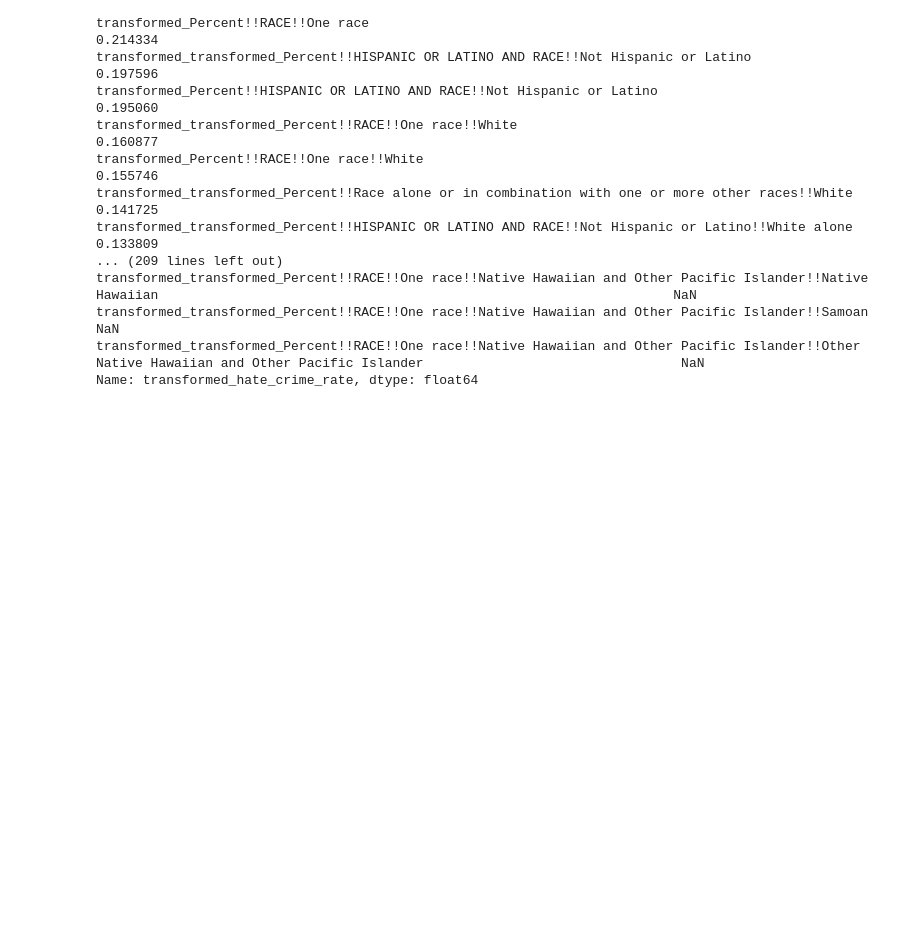
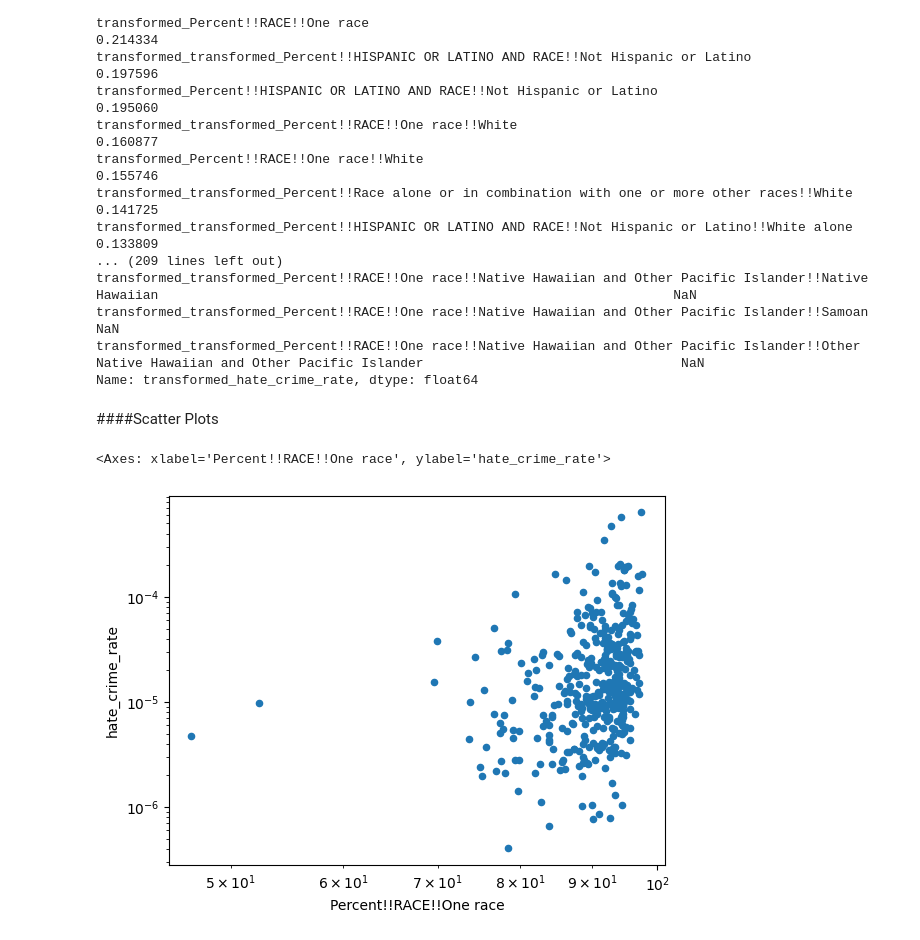
Before and after one commit to IsaacFigNewton/Analyzing-Hate-Crime-Data, a Jupyter notebook: Hate_Crime_Data_Prediction.ipynb, the cells around one changed output. Drawn from its saved outputs; the diff is of its cells as text; code cells hidden in the pictures; blank space fills up the shorter version.

```diff
--- a/Hate_Crime_Data_Prediction.ipynb
+++ b/Hate_Crime_Data_Prediction.ipynb
@@ -830,3 +831,10 @@ transformed_transformed_Percent!!RACE!!One race!!Native Hawaiian and Other Pacif
 transformed_transformed_Percent!!RACE!!One race!!Native Hawaiian and Other Pacific Islander!!Samoan                                                                           NaN
 transformed_transformed_Percent!!RACE!!One race!!Native Hawaiian and Other Pacific Islander!!Other Native Hawaiian and Other Pacific Islander                                 NaN
 Name: transformed_hate_crime_rate, dtype: float64
+# %% [markdown]
+####Scatter Plots
+# %%
+county_hate_rates_df.plot.scatter(x="Percent!!RACE!!One race", y="hate_crime_rate", logx=True, logy=True)
+# %% [output]
+<Axes: xlabel='Percent!!RACE!!One race', ylabel='hate_crime_rate'>
+[figure, added]
```
Also changed, not shown: parts of 12 cells of this notebook.
